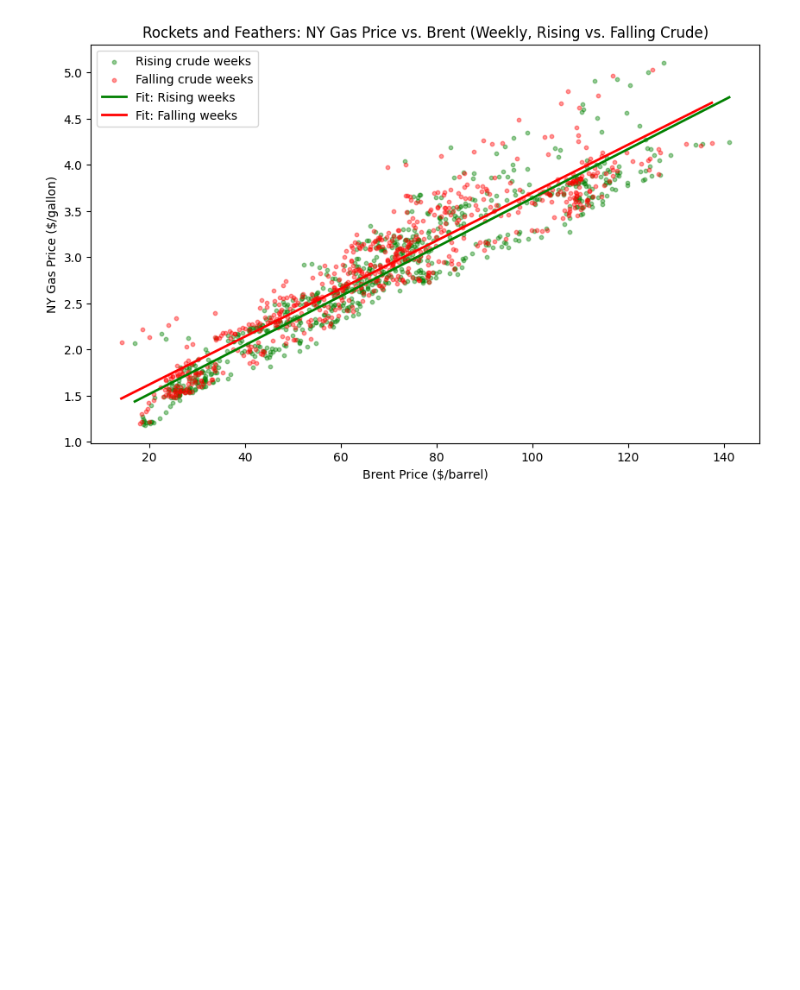
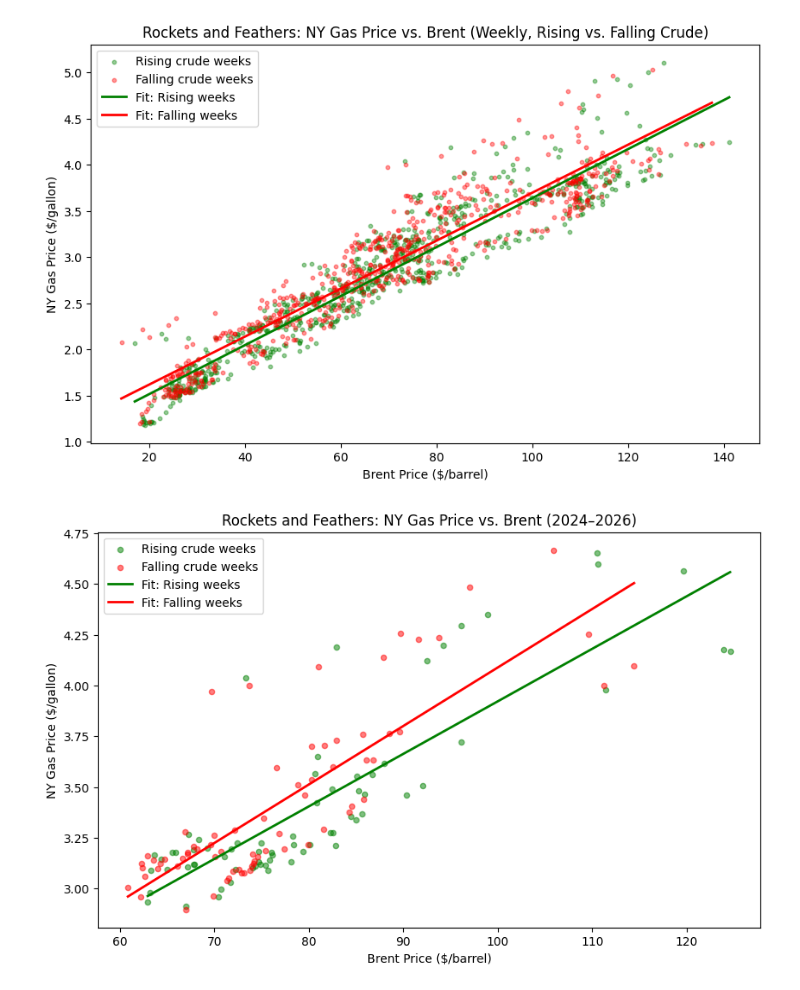
Before and after one commit to ellenwang995/PriceAtThePump, a Jupyter notebook: PumpPricesV2.ipynb, the cells around one changed output. Drawn from its saved outputs; the diff is of its cells as text; code cells hidden in the pictures; blank space fills up the shorter version.

```diff
--- a/PumpPricesV2.ipynb
+++ b/PumpPricesV2.ipynb
@@ -39,7 +39,7 @@ plt.show()
 [figure]
 # %%
 #Plotting Brent Crude and NY Gas Prices 2024-2026
-df_post2024 = df.loc['2024-01-01':'2026-12-31']
+df_post2024 = df.loc['2024-01-01':'2026-12-31'].copy()
 
 ax2 = df_post2024[['NY_Gas', 'Brent']].plot(secondary_y='Brent', figsize=(12,5))
 
@@ -106,3 +106,39 @@ ax.legend()
 plt.show()
 # %% [output]
 [figure]
+# %%
+#Assymetric Passthrough Graph 2024-2026
+# Week-over-week Brent change, computed within this subset
+df_post2024['Brent_change'] = df_post2024['Brent'].diff()
+
+rising_recent = df_post2024[df_post2024['Brent_change'] > 0].copy()
+falling_recent = df_post2024[df_post2024['Brent_change'] < 0].copy()
+
+X_rising_recent = sm.add_constant(rising_recent['Brent'])
+model_rising_recent = sm.OLS(rising_recent['NY_Gas'], X_rising_recent, missing='drop').fit()
+
+X_falling_recent = sm.add_constant(falling_recent['Brent'])
+model_falling_recent = sm.OLS(falling_recent['NY_Gas'], X_falling_recent, missing='drop').fit()
+
+fig, ax = plt.subplots(figsize=(10,6))
+
+ax.scatter(rising_recent['Brent'], rising_recent['NY_Gas'], color='green', alpha=0.5, label='Rising crude weeks', s=20)
+ax.scatter(falling_recent['Brent'], falling_recent['NY_Gas'], color='red', alpha=0.5, label='Falling crude weeks', s=20)
+
+brent_range_rising = pd.Series(sorted(rising_recent['Brent'].dropna().unique()))
+brent_range_falling = pd.Series(sorted(falling_recent['Brent'].dropna().unique()))
+
+pred_rising = model_rising_recent.predict(sm.add_constant(brent_range_rising))
+pred_falling = model_falling_recent.predict(sm.add_constant(brent_range_falling))
+
+ax.plot(brent_range_rising, pred_rising, color='green', linewidth=2, label='Fit: Rising weeks')
+ax.plot(brent_range_falling, pred_falling, color='red', linewidth=2, label='Fit: Falling weeks')
+
+ax.set_title('Rockets and Feathers: NY Gas Price vs. Brent (2024–2026)')
+ax.set_xlabel('Brent Price ($/barrel)')
+ax.set_ylabel('NY Gas Price ($/gallon)')
+ax.legend()
+
+plt.show()
+# %% [output]
+[figure, added]
```
Also changed, not shown: parts of 2 cells of this notebook.
